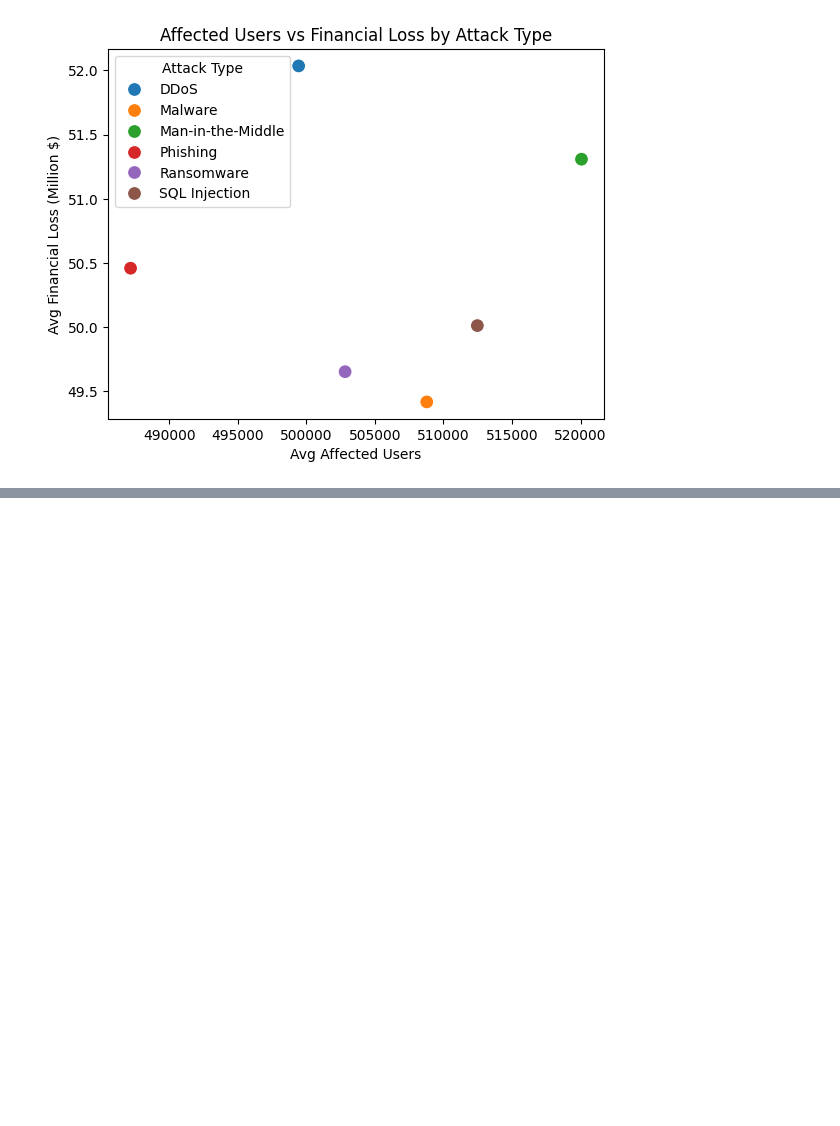
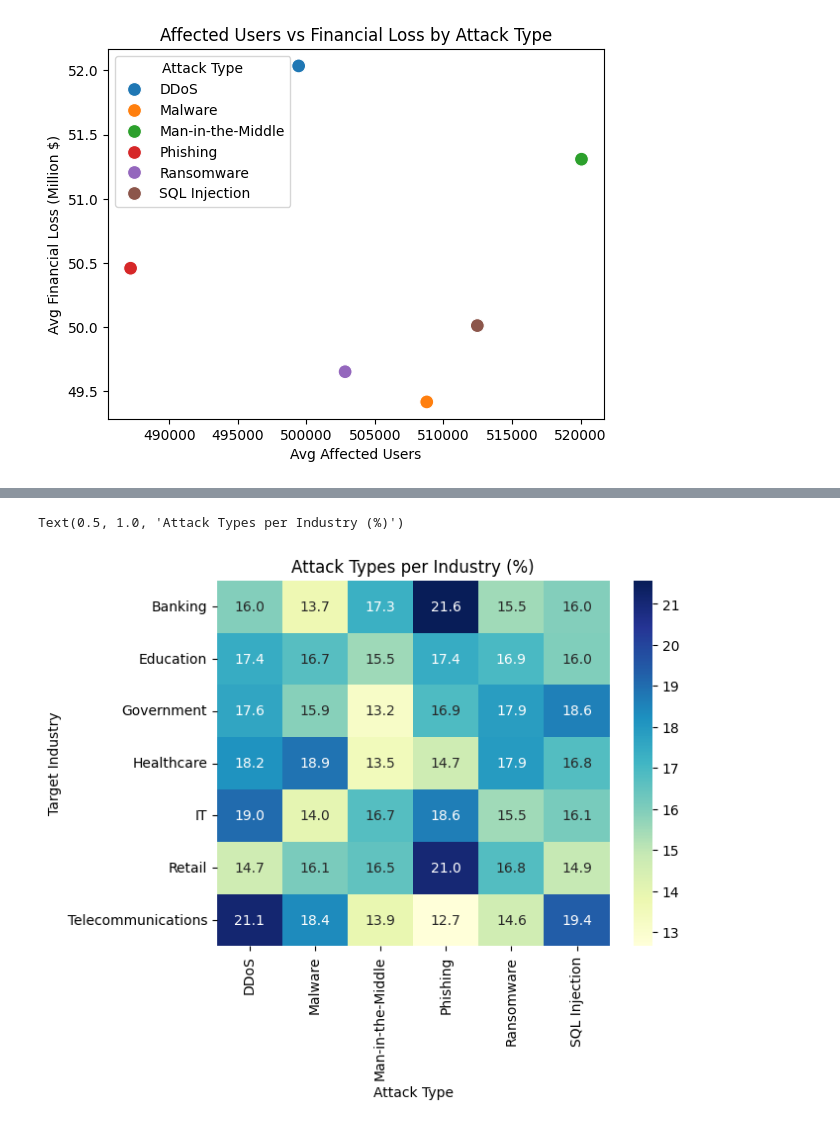
Before and after one commit to dolludaa/Global-Cybersecurity-Threats-2015-2024, a Jupyter notebook: business_analysis.ipynb, the cells around one changed output, grey strips where cells are left out. Cells and saved outputs as stored; diff of their text form; code cells hidden in the pictures; blank space fills up the shorter version.

```diff
--- a/business_analysis.ipynb
+++ b/business_analysis.ipynb
@@ -174,0 +228,8 @@ Text(0, 0.5, 'Avg Financial Loss (Million $)')
+# %%
+pivot = df.groupby(['Target Industry', 'Attack Type']).size().unstack(fill_value=0)
+heatmap_data = pivot.div(pivot.sum(axis=1), axis=0) * 100
+sns.heatmap(heatmap_data, annot=True, fmt=".1f", cmap="YlGnBu")
+plt.title('Attack Types per Industry (%)')
+# %% [output]
+Text(0.5, 1.0, 'Attack Types per Industry (%)')
+[figure, added]
```
Also changed, not shown: parts of 11 cells of this notebook.
